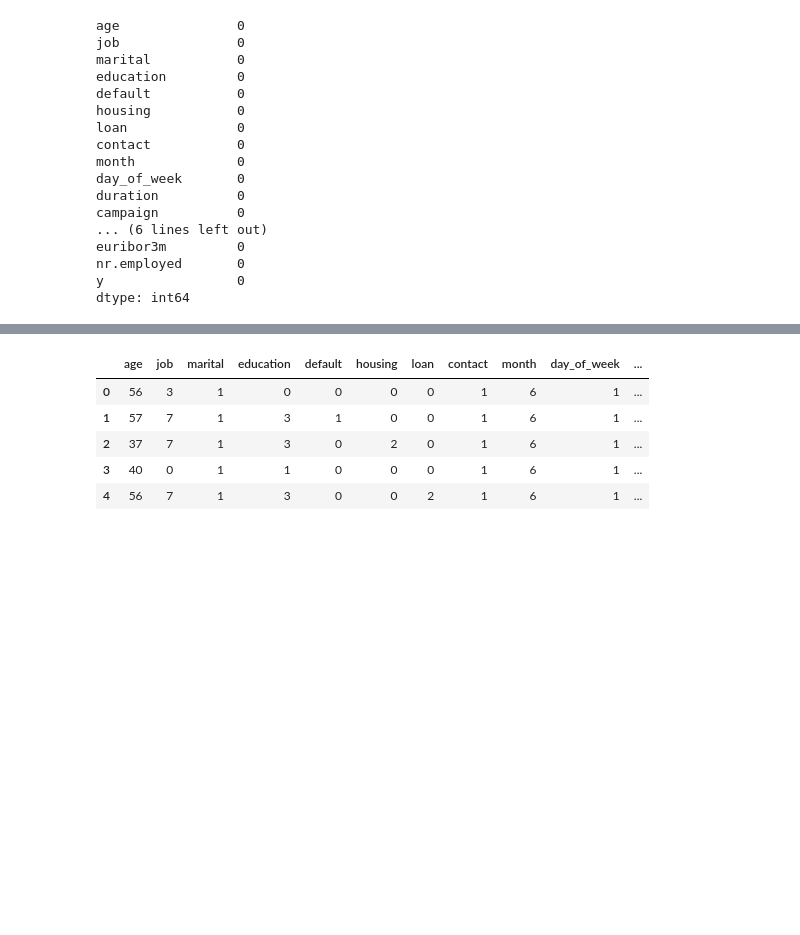
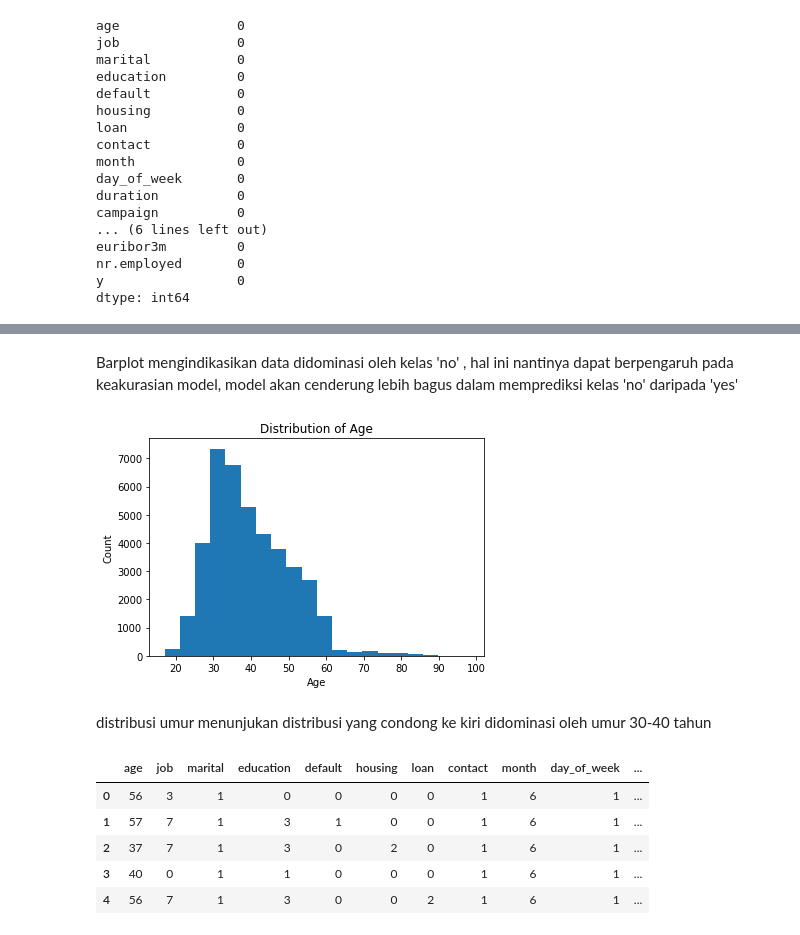
Before and after one commit to bayujo/bank-marketing-dataset-best-model-algorithm, a Jupyter notebook: PYTN_Assgn_3_4_Johar_Bayu_Kurniawan.ipynb, the cells around one changed output, grey strips where cells are left out. Cells and saved outputs as stored; diff of their text form; code cells hidden in the pictures; blank space fills up the shorter version.

```diff
--- a/PYTN_Assgn_3_4_Johar_Bayu_Kurniawan.ipynb
+++ b/PYTN_Assgn_3_4_Johar_Bayu_Kurniawan.ipynb
@@ -61,3 +73,15 @@ dtype: int64
+# %% [markdown]
+Barplot mengindikasikan data didominasi oleh kelas 'no' , hal ini nantinya dapat berpengaruh pada keakurasian model, model akan cenderung lebih bagus dalam memprediksi kelas 'no' daripada 'yes'
+# %%
+df['age'].plot(kind='hist', bins=20)
+plt.title("Distribution of Age")
+plt.xlabel("Age")
+plt.ylabel("Count")
+plt.show()
+# %% [output]
+[figure, added]
+# %% [markdown]
+distribusi umur menunjukan distribusi yang condong ke kiri didominasi oleh umur 30-40 tahun
 # %%
 # Instantiate LabelEncoder object
 le = LabelEncoder()
```
Also changed, not shown: parts of 13 cells of this notebook.
